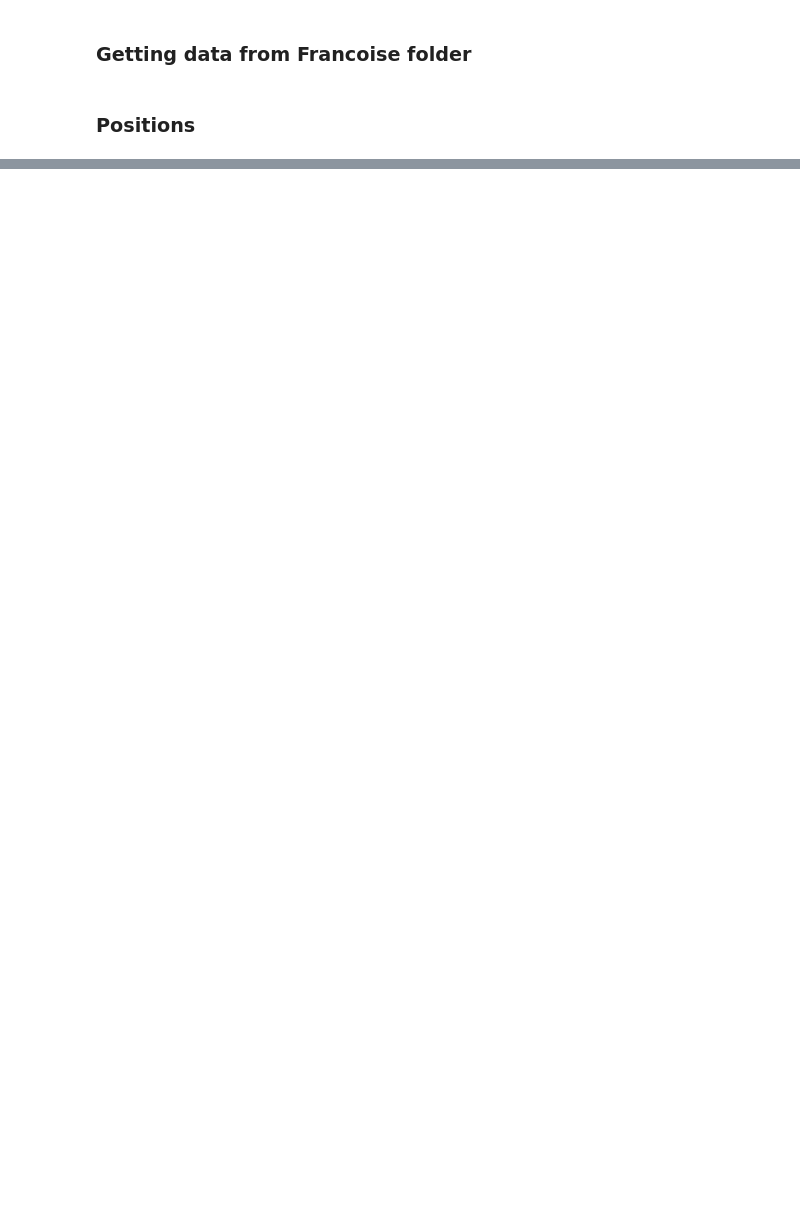
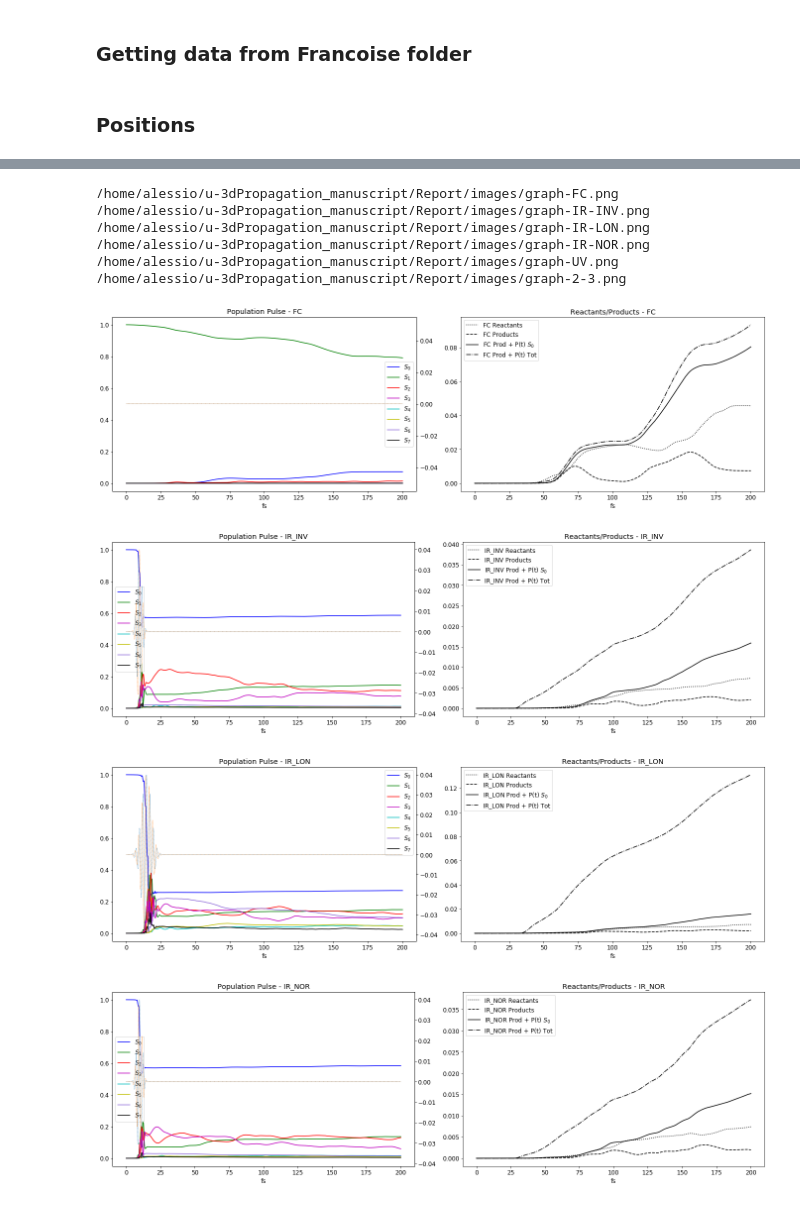
Before and after one commit to acuzzio/GridQuantumPropagator, a Jupyter notebook: Scripts/Manuscript_helper.ipynb, the cells around one changed output, grey strips where cells are left out. Drawn from its saved outputs; the diff is of its cells as text; code cells hidden in the pictures; blank space fills up the shorter version.

```diff
--- a/Scripts/Manuscript_helper.ipynb
+++ b/Scripts/Manuscript_helper.ipynb
@@ -89,0 +70,6 @@ Canvas(toolbar=Toolbar(toolitems=[('Home', 'Reset original view', 'home', 'home'
+# %%
+folders = ['FC', 'IR_INV', 'IR_LON', 'IR_NOR', 'UV', '2-3']
+all_files_abs = [ os.path.join(os.path.join(root,x),x)+'.txt' for x in folders ]
+print(all_files_abs)
+all_dfs = [pd.read_csv(x, index_col=0) for x in all_files_abs ]
+print(all_dfs[0].keys())
@@ -89,0 +84,47 @@ Canvas(toolbar=Toolbar(toolitems=[('Home', 'Reset original view', 'home', 'home'
+# %%
+for jjj in range(len(folders)):
+
+    this_df = all_dfs[jjj]
+
+    fig, [ax0, ax1] = plt.subplots(1,2,figsize=(19,6))
+
+    colors = ['b', 'g', 'r', 'm', 'c', 'y', 'mediumpurple', 'k']
+
+    labelz = folders[jjj]
+
+    for ind in range(8):
+        kkey = 'S{}'.format(ind)
+        true_label = r'$S_{}$'.format(ind)
+        ax0.plot(this_df['fs'], this_df[kkey], label=true_label, color=colors[ind])
+
+    ax00 = ax0.twinx()
+    ax00.plot(this_df['fs'], this_df['Xpulse'], label='X_pulse', ls='--', lw=.5)
+    ax00.plot(this_df['fs'], this_df['Ypulse'], label='Y_pulse', ls='--', lw=.5)
+    ax0.set_title('Population Pulse - {}'.format(labelz))
+    #ax0.set_xlim(0,50)
+    ax0.set_xlabel('fs')
+    ax0.legend()
+
+    ax1.plot(this_df['fs'],  this_df['Reactants']   , label='{} Reactants'.format(labelz),ls = ':', color=colors[ind])
+    ax1.plot(this_df['fs'],  this_df['Products']    , label='{} Products'.format(labelz) , ls='--',  color=colors[ind])
+    ax1.plot(this_df['fs'],  this_df['Products'] + this_df['P(t) S0'], label=r'{} Prod + P(t) $S_0$'.format(labelz), color=colors[ind])
+    ax1.plot(this_df['fs'],  this_df['Products'] + this_df['P(t) Tot'], label=r'{} Prod + P(t) Tot'.format(labelz), ls = '-.',  color=colors[ind])
+    ax1.set_title('Reactants/Products - {}'.format(labelz))
+    ax1.set_xlabel('fs')
+    ax1.legend()
+
+    fig.tight_layout()
+    output_name = os.path.join(manu_root,'graph-{}.png'.format(labelz.replace('_','-')))
+    print(output_name)
+    fig.savefig(output_name)
+# %% [output]
+/home/alessio/u-3dPropagation_manuscript/Report/images/graph-FC.png
+/home/alessio/u-3dPropagation_manuscript/Report/images/graph-IR-INV.png
+/home/alessio/u-3dPropagation_manuscript/Report/images/graph-IR-LON.png
+/home/alessio/u-3dPropagation_manuscript/Report/images/graph-IR-NOR.png
+/home/alessio/u-3dPropagation_manuscript/Report/images/graph-UV.png
+/home/alessio/u-3dPropagation_manuscript/Report/images/graph-2-3.png
+[figure, added]
+[figure, added]
+[figure, added]
+[figure, added]
```
Also changed, not shown: parts of 9 cells of this notebook, 7 other files.
